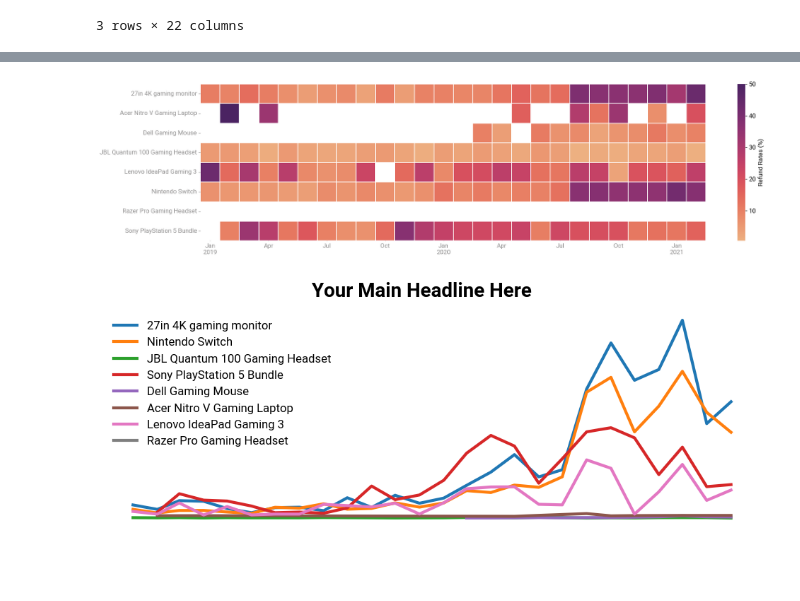
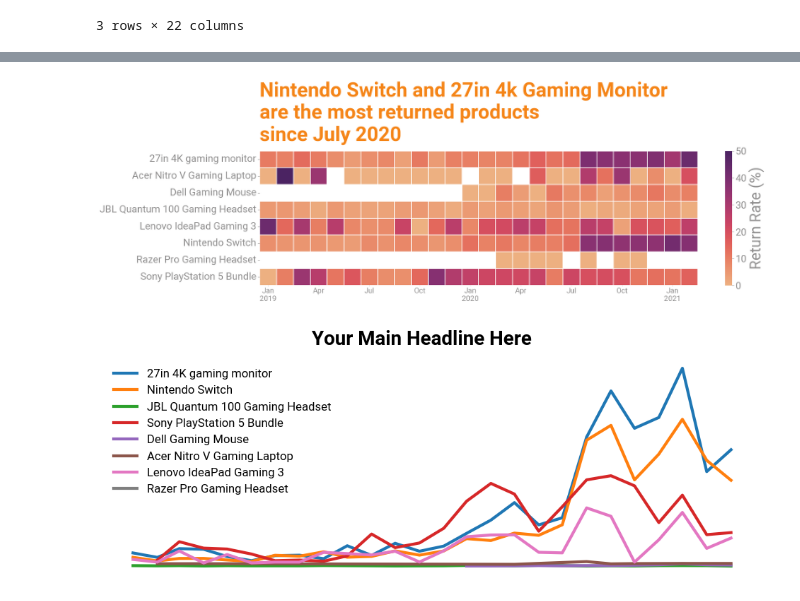
Before and after one commit to mjsluminarias/gamezone-ecommerce, a Jupyter notebook: code_queries/refunds.ipynb, the cells around one changed output, grey strips where cells are left out. Cells and saved outputs as stored; diff of their text form; code cells hidden in the pictures; blank space fills up the shorter version.

Commit message:
removed one viz and finished heatmap

```diff
--- a/code_queries/refunds.ipynb
+++ b/code_queries/refunds.ipynb
@@ -71,4 +71,4 @@ sample["refund_rate"] = round(100 * sample["returned_orders"] / sample["total_or
 pivot_df = sample.pivot_table(
     index="product_name", columns="purchase_ym", values="refund_rate")
 
-mask = (pivot_df == 0)
+mask = (pivot_df == np.nan)
@@ -75,35 +90,42 @@ mask = (pivot_df == 0)
 # %%
-fig, ax = plt.subplots(figsize=(20, 5))
-sns.heatmap(pivot_df, annot=False, mask = mask, cmap="flare", linewidths=0.25,
-            cbar_kws={'label': 'Refund Rates (%)'}, ax=ax)
+fig, ax = plt.subplots(figsize=(20, 6.5))
+sns.heatmap(pivot_df, annot=False, mask = mask, cmap="flare", linewidths=0.25, ax=ax)
 
 for spine in ax.spines.values():
     spine.set_visible(False)
 
 dates = pivot_df.columns  # DatetimeIndex
 positions = [i + 0.5 for i in range(len(dates))]  # cell centers
 
 # label every quarter: "Jan\n2024" on January, just "Apr", "Jul", "Oct" otherwise
 labels = []
 ticks = []
 for pos, d in zip(positions, dates):
     if d.month in (1, 4, 7, 10):
         ticks.append(pos)
         labels.append(d.strftime("%b\n%Y") if d.month == 1 else d.strftime("%b"))
 
+# ax.set_title("My Left-Aligned Title", loc="left")
+ax.set_title("Nintendo Switch and 27in 4k Gaming Monitor\nare the most returned products\nsince July 2020", fontsize=40, fontweight="bold", loc="left", pad=20, color ="#F58518")
+
+
 ax.set_xticks(ticks)
-ax.set_xticklabels(labels, rotation=0)
+ax.set_xticklabels(labels, rotation=0, size = 15)
 ax.set_xlabel("")
 ax.set_ylabel("")
 ax.tick_params(axis="x", length=1, colors="#908F8F")
-ax.tick_params(axis='y', colors="#908F8F")
+ax.tick_params(axis='y', colors="#908F8F", labelsize=20)
+
+cbar = ax.collections[0].colorbar
+cbar.ax.tick_params(labelsize=20, colors="#908F8F")
+cbar.set_label("Return Rate (%)", color="#908F8F", size=30)
 
 
 plt.tight_layout()
 plt.savefig("../figures/refunds/refund_rates_heatmap.png", transparent=True, dpi=300, bbox_inches = "tight")
 plt.show()
 # %% [output]
-[figure, old version]
+[figure, new version]
 # %%
 fig, ax = plt.subplots(figsize=(12, 4))
 
```
Also changed, not shown: parts of 1 cell of this notebook, 2 other files.
